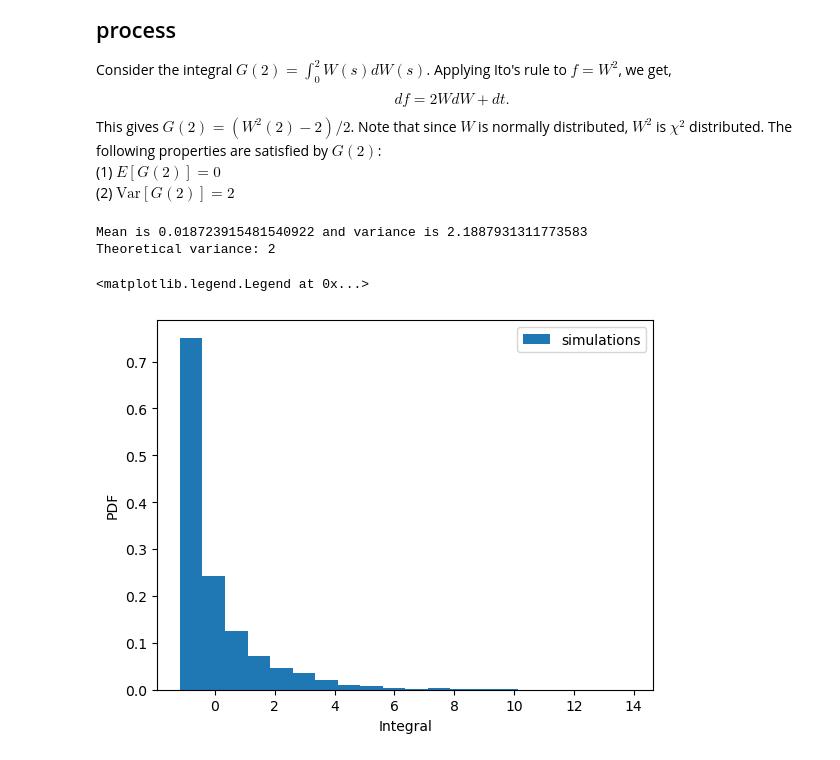
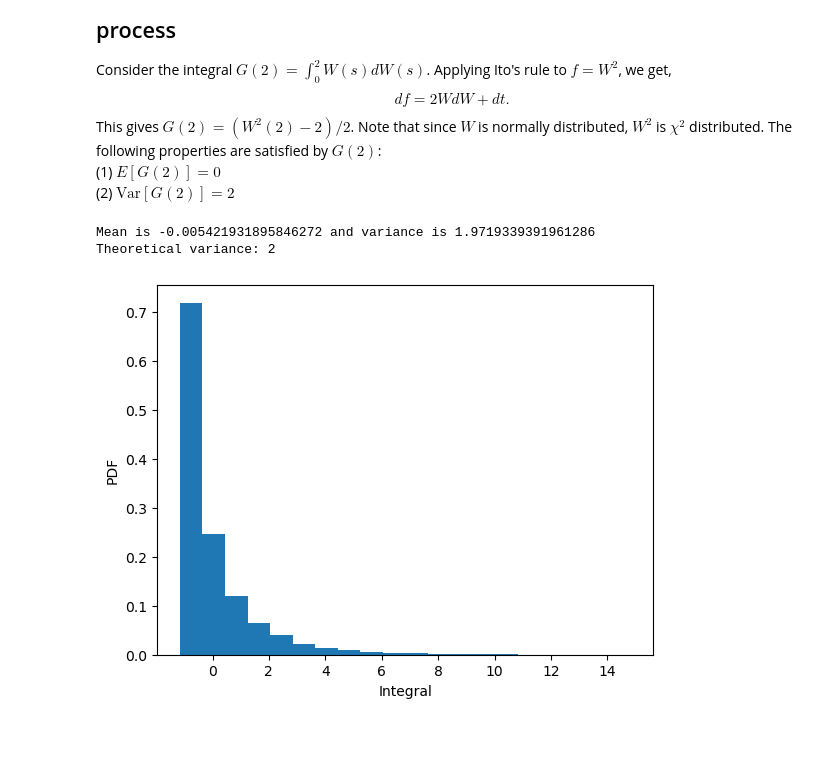
Before and after one commit to ashreyaj/pyQuafi, a Jupyter notebook: examples/Monte Carlo Integration.ipynb, the cells around one changed output. Saved outputs shown, nothing was run; the diff lists cells and outputs as text; code cells hidden in the pictures.

```diff
--- a/examples/Monte Carlo.ipynb
+++ b/examples/Monte Carlo Integration.ipynb
@@ -116,30 +116,27 @@ This gives $G(2) = (W^2(2)-2)/2$. Note that since $W$ is normally distributed, $
 # %%
 def integrate(a, b, nSamples, nSteps):
     rand = np.random.normal(0, 1, ((nSamples, nSteps)))
     w = np.zeros((nSamples, nSteps+1))
     integral = np.zeros((nSamples, nSteps+1))
     t = np.zeros(nSteps+1)
     t[0] = a
     dt = (b-a) / nSteps
     for i in range(nSteps):
         rand = (rand - np.mean(rand[:,i])) / np.std(rand[:,1])
         w[:,i+1] = w[:,i] + np.sqrt(dt) * rand[:,i]
         integral[:,i+1] = integral[:,i] + w[:,i] * np.sqrt(dt) * rand[:,i]
         t[i+1] = t[i] + dt
     print("Mean is", np.mean(integral[:,-1]), "and variance is", np.var(integral[:,-1]))
     return integral
 
 integral = integrate(0, 2, 5000, 1000)
-plt.hist(integral[:,-1],bins=20,density=1,label='simulations')
+plt.hist(integral[:,-1],bins=20,density=1)
 plt.xlabel('Integral')
 plt.ylabel('PDF')
 
 # theory
 print("Theoretical variance:",2)
-
-plt.legend()
 # %% [output]
-Mean is 0.018723915481540922 and variance is 2.1887931311773583
+Mean is -0.005421931895846272 and variance is 1.9719339391961286
 Theoretical variance: 2
-<matplotlib.legend.Legend at 0x...>
-[figure, old version]
+[figure, new version]
```
Also changed, not shown: parts of 6 cells of this notebook.
